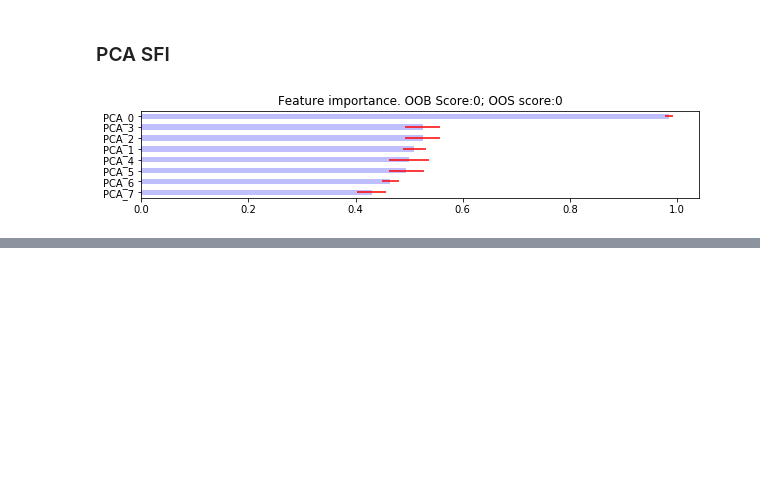
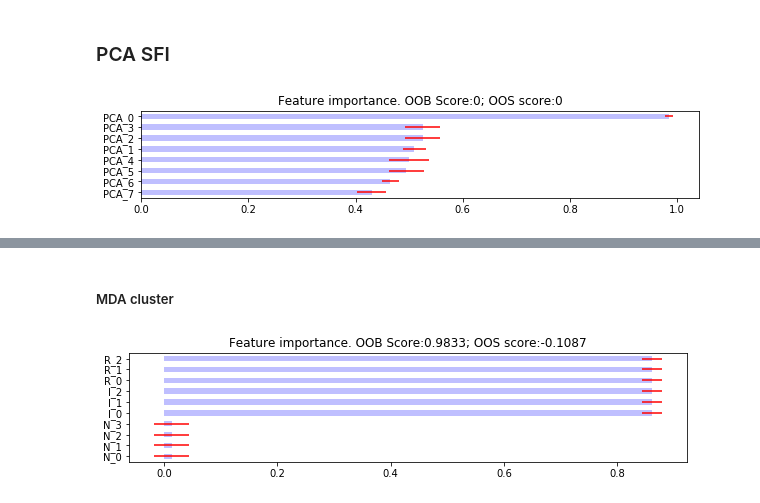
Before and after one commit to RafaelMRosa/Notebooks, a Jupyter notebook: Feature analysis.ipynb, the cells around one changed output, grey strips where cells are left out. Saved outputs shown, nothing was run; the diff lists cells and outputs as text; code cells hidden in the pictures; blank space fills up the shorter version.

```diff
--- a/Feature analysis.ipynb
+++ b/Feature analysis.ipynb
@@ -260,0 +307,11 @@ plot_feature_importance(imp,0,0)
+# %% [markdown]
+##### MDA cluster
+# %%
+clustered_mda_imp = mean_decrease_accuracy(clf,X,y
+                                           ,cv_gen=cvGen
+                                           ,clustered_subsets=clusters
+                                           ,random_state=0
+                                           ,scoring=log_loss)
+plot_feature_importance(clustered_mda_imp,oob_score=clf.oob_score_, oos_score=oos_score)
+# %% [output]
+[figure, added]
```
Also changed, not shown: parts of 11 cells of this notebook.
